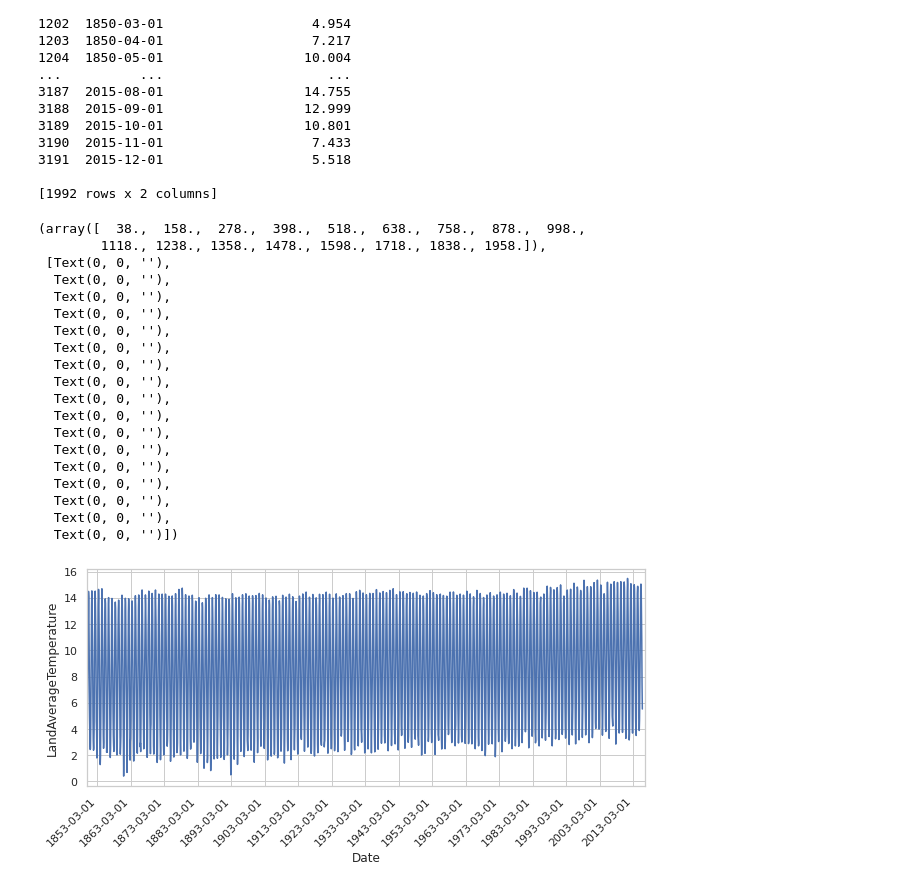
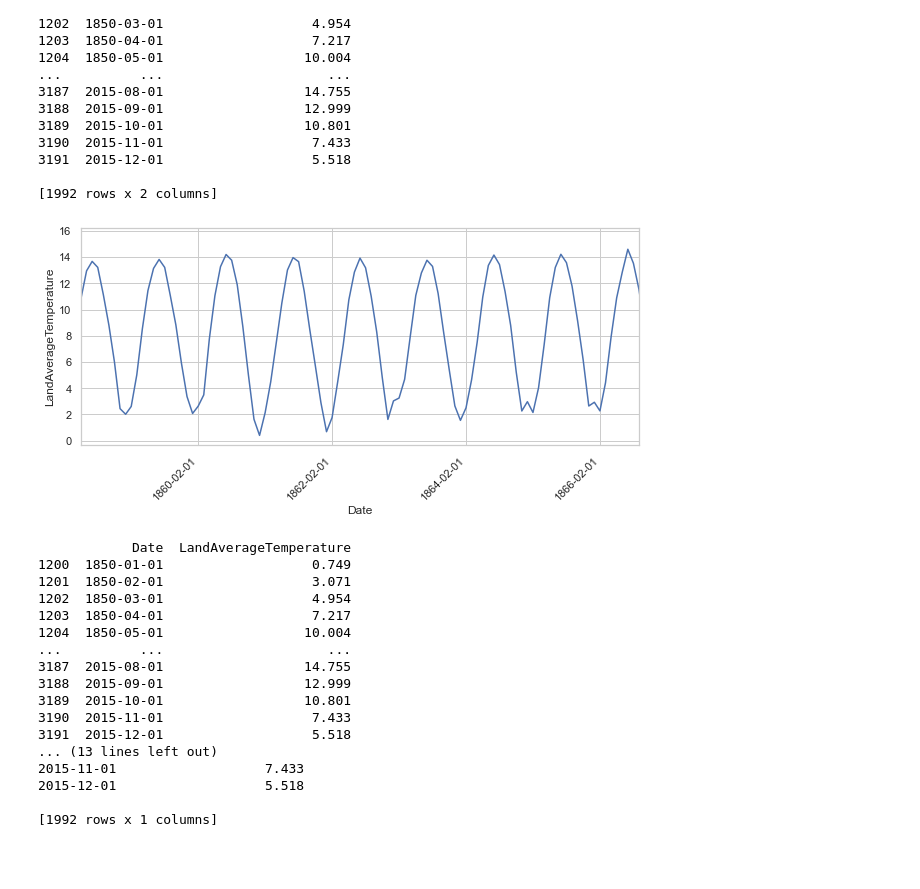
Before and after one commit to antongorillam/SF2943-Time-Series-Analysis, a Jupyter notebook: code/time_series_project.ipynb, the cells around one changed output. Cells and saved outputs as stored; diff of their text form; code cells hidden in the pictures; blank space fills up the shorter version.

```diff
--- a/code/time_series_project.ipynb
+++ b/code/time_series_project.ipynb
@@ -8,7 +8,7 @@ import matplotlib.dates as mdates
 year_start = 1200
 # year_end = 1400
 
-avg_temp_df = pd.read_csv('../data/GlobalTemperatures.csv')
+avg_temp_df = pd.read_csv('/Users/jingli/Desktop/SF2943-Time-Series-Analysis/data/GlobalTemperatures.csv')
 avg_temp_df = avg_temp_df.loc[year_start:, ['dt', 'LandAverageTemperature']]
 avg_temp_df.columns = avg_temp_df.columns.str.replace('dt', 'Date') # Rename dt to 'Date'
 print(avg_temp_df)
@@ -28,37 +28,18 @@ print(avg_temp_df)
 
 [1992 rows x 2 columns]
 # %%
-INTERVALS = 12*10 # Determine how often to show x-axis label
-X_START = 0
-X_END = 2000
+INTERVALS = 12*2 # Determine how often to show x-axis label
+X_START = 100
+X_END = 200
 
 # Visaulization taken from: https://stackoverflow.com/questions/64052747/plot-with-seaborn-not-show-all-in-x-axis
 sns.set(rc={"figure.figsize": (10, 4)})
 sns.set_style("whitegrid")
 line_plot = sns.lineplot(data=avg_temp_df, x="Date", y="LandAverageTemperature")
 line_plot.set(xlim=(X_START, X_END))
 locator = mdates.DayLocator(interval=INTERVALS)
 line_plot.xaxis.set_major_locator(locator)
 plt.xticks(rotation=45,horizontalalignment='right',fontweight='light')
-# line_plot.figure.savefig('time_serie_plot')
+line_plot.figure.savefig('time_serie_plot')
 # %% [output]
-(array([  38.,  158.,  278.,  398.,  518.,  638.,  758.,  878.,  998.,
-        1118., 1238., 1358., 1478., 1598., 1718., 1838., 1958.]),
- [Text(0, 0, ''),
-  Text(0, 0, ''),
-  Text(0, 0, ''),
-  Text(0, 0, ''),
-  Text(0, 0, ''),
-  Text(0, 0, ''),
-  Text(0, 0, ''),
-  Text(0, 0, ''),
-  Text(0, 0, ''),
-  Text(0, 0, ''),
-  Text(0, 0, ''),
-  Text(0, 0, ''),
-  Text(0, 0, ''),
-  Text(0, 0, ''),
-  Text(0, 0, ''),
-  Text(0, 0, ''),
-  Text(0, 0, '')])
-[figure, old version]
+[figure, new version]
@@ -64,0 +48,25 @@ plt.xticks(rotation=45,horizontalalignment='right',fontweight='light')
+# %%
+print(avg_temp_df)
+import statsmodels.api as sm
+#avg_temp_df['Date'] = pd.to_datetime(avg_temp_df['Date'])
+avg_temp_df.Date = pd.to_datetime(avg_temp_df.Date)
+avg_temp_df.set_index('Date',inplace=True)
+print(avg_temp_df)
+# %% [output]
+            Date  LandAverageTemperature
+1200  1850-01-01                   0.749
+1201  1850-02-01                   3.071
+1202  1850-03-01                   4.954
+1203  1850-04-01                   7.217
+1204  1850-05-01                  10.004
+...          ...                     ...
+3187  2015-08-01                  14.755
+3188  2015-09-01                  12.999
+3189  2015-10-01                  10.801
+3190  2015-11-01                   7.433
+3191  2015-12-01                   5.518
+... (13 lines left out)
+2015-11-01                   7.433
+2015-12-01                   5.518
+
+[1992 rows x 1 columns]
```
Also changed, not shown: parts of 2 cells of this notebook, 3 other files.
